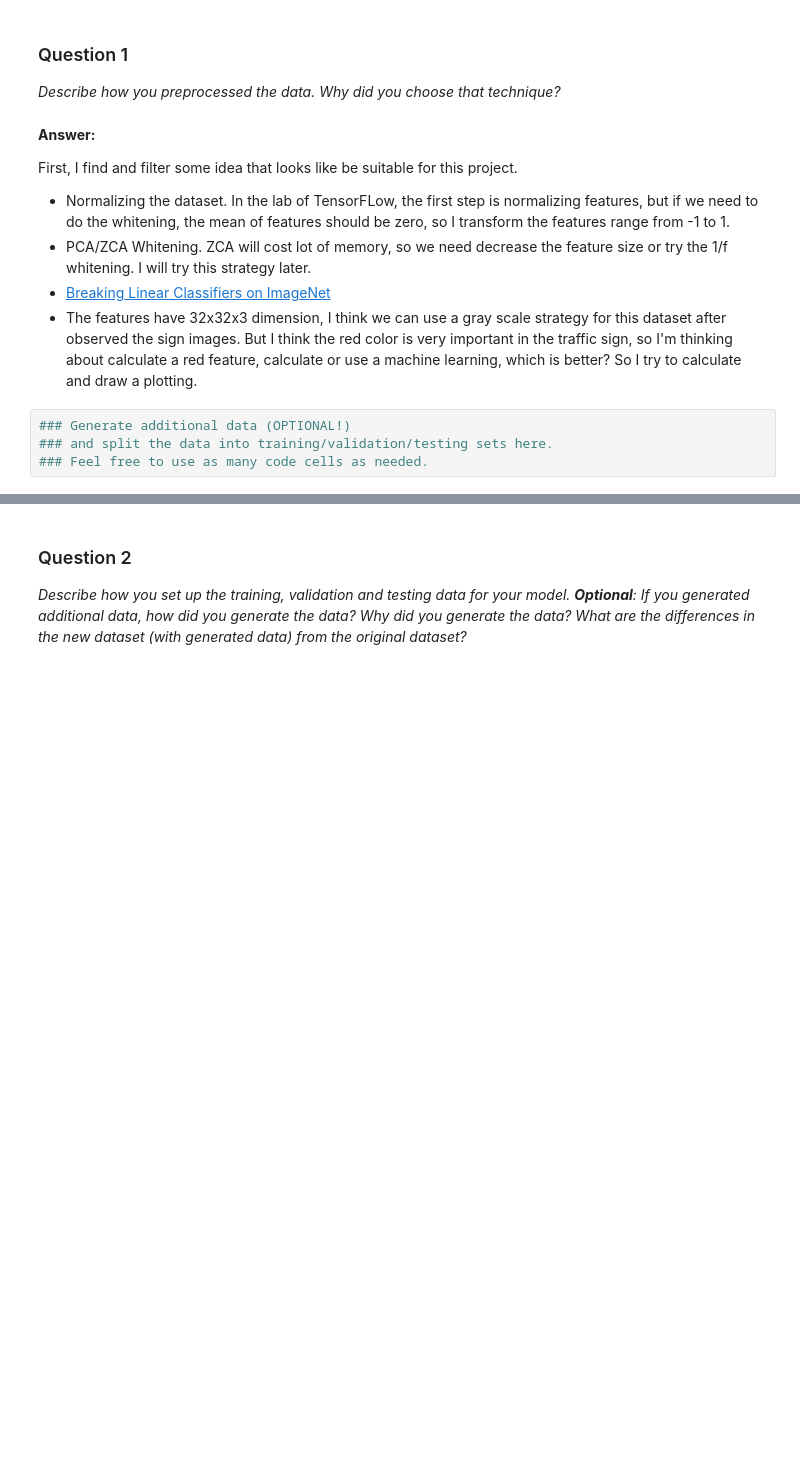
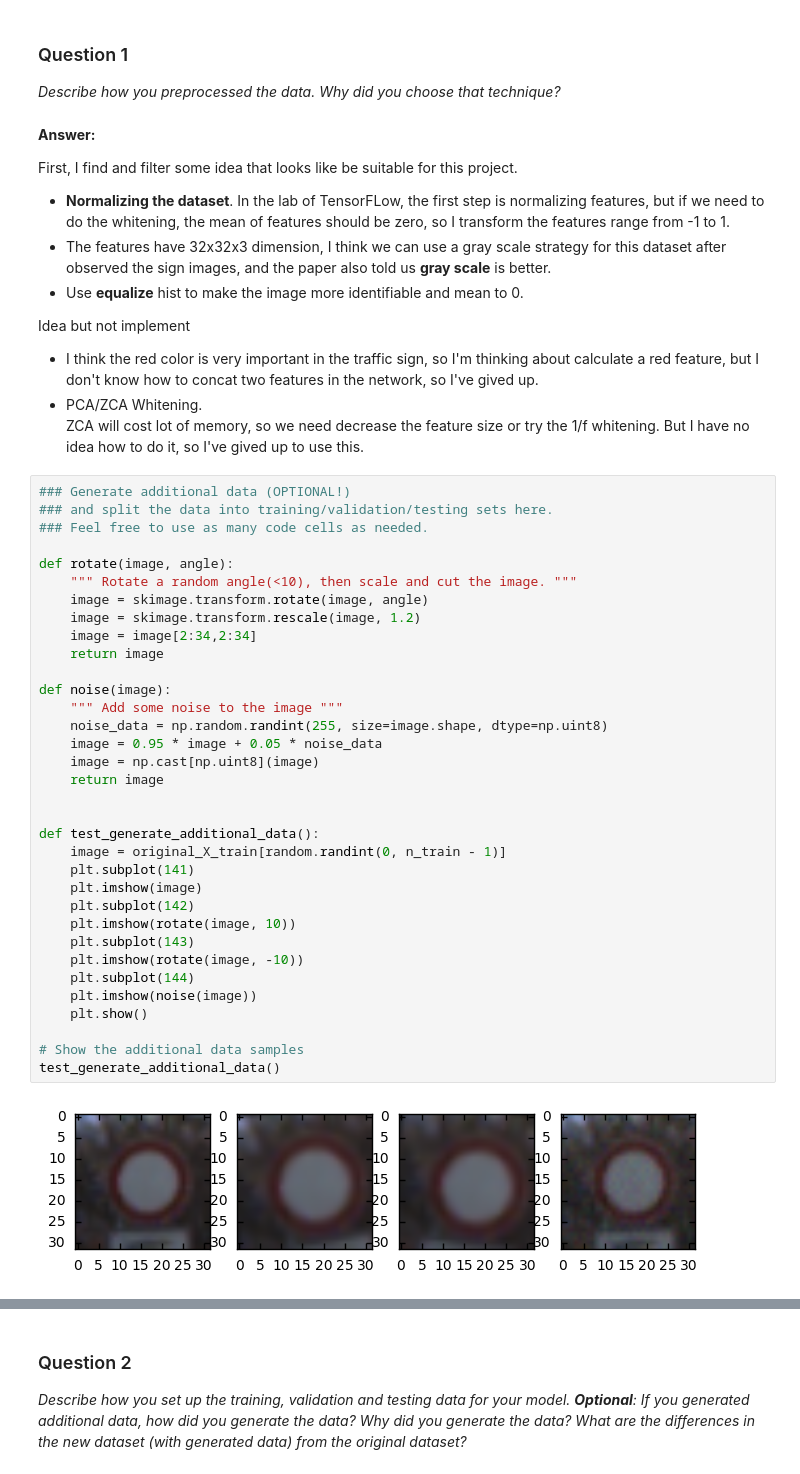
Before and after one commit to romain-li/CarND-Traffic-Sign-Classifier-Project, a Jupyter notebook: Traffic_Sign_Classifier.ipynb, the cells around one changed output, grey strips where cells are left out. Drawn from its saved outputs; the diff is of its cells as text; blank space fills up the shorter version.

```diff
--- a/Traffic_Sign_Classifier.ipynb
+++ b/Traffic_Sign_Classifier.ipynb
@@ -269,12 +278,48 @@ _Describe how you preprocessed the data. Why did you choose that technique?_
 **Answer:**
 
 First, I find and filter some idea that looks like be suitable for this project.
-- Normalizing the dataset. In the lab of TensorFLow, the first step is normalizing features, but if we need to do the whitening, the mean of features should be zero, so I transform the features range from -1 to 1.
+- **Normalizing the dataset**. In the lab of TensorFLow, the first step is normalizing features, but if we need to do the whitening, the mean of features should be zero, so I transform the features range from -1 to 1.
+- The features have 32x32x3 dimension, I think we can use a gray scale strategy for this dataset after observed the sign images, and the paper also told us **gray scale** is better.
+- Use **equalize** hist to make the image more identifiable and mean to 0.
+
+
+Idea but not implement
+- I think the red color is very important in the traffic sign, so I'm thinking about calculate a red feature, but I don't know how to concat two features in the network, so I've gived up.
 - PCA/ZCA Whitening.
-  ZCA will cost lot of memory, so we need decrease the feature size or try the 1/f whitening. I will try this strategy later.
-- [Breaking Linear Classifiers on ImageNet](http://karpathy.github.io/2015/03/30/breaking-convnets/)
-- The features have 32x32x3 dimension, I think we can use a gray scale strategy for this dataset after observed the sign images. But I think the red color is very important in the traffic sign, so I'm thinking about calculate a red feature, calculate or use a machine learning, which is better? So I try to calculate and draw a plotting.
+  ZCA will cost lot of memory, so we need decrease the feature size or try the 1/f whitening. But I have no idea how to do it, so I've gived up to use this.
-# %%
-### Generate additional data (OPTIONAL!)
-### and split the data into training/validation/testing sets here.
-### Feel free to use as many code cells as needed.
+# %%
+### Generate additional data (OPTIONAL!)
+### and split the data into training/validation/testing sets here.
+### Feel free to use as many code cells as needed.
+
+def rotate(image, angle):
+    """ Rotate a random angle(<10), then scale and cut the image. """
+    image = skimage.transform.rotate(image, angle)
+    image = skimage.transform.rescale(image, 1.2)
+    image = image[2:34,2:34]
+    return image
+
+def noise(image):
+    """ Add some noise to the image """
+    noise_data = np.random.randint(255, size=image.shape, dtype=np.uint8)
+    image = 0.95 * image + 0.05 * noise_data
+    image = np.cast[np.uint8](image)
+    return image
+
+
+def test_generate_additional_data():
+    image = original_X_train[random.randint(0, n_train - 1)]
+    plt.subplot(141)
+    plt.imshow(image)
+    plt.subplot(142)
+    plt.imshow(rotate(image, 10))
+    plt.subplot(143)
+    plt.imshow(rotate(image, -10))
+    plt.subplot(144)
+    plt.imshow(noise(image))
+    plt.show()
+
+# Show the additional data samples
+test_generate_additional_data()
+# %% [output]
+[figure, added]
```
Also changed, not shown: parts of 36 cells of this notebook, 6 other files.
